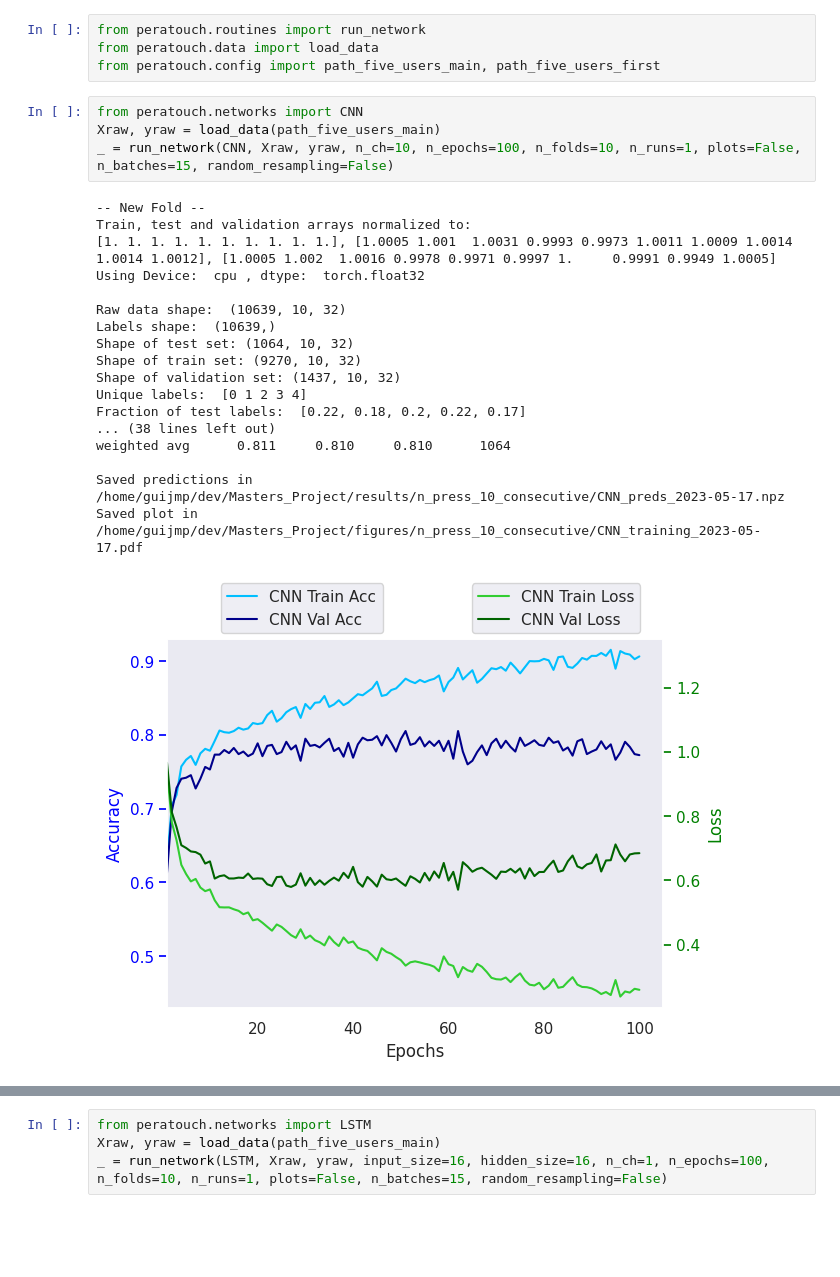
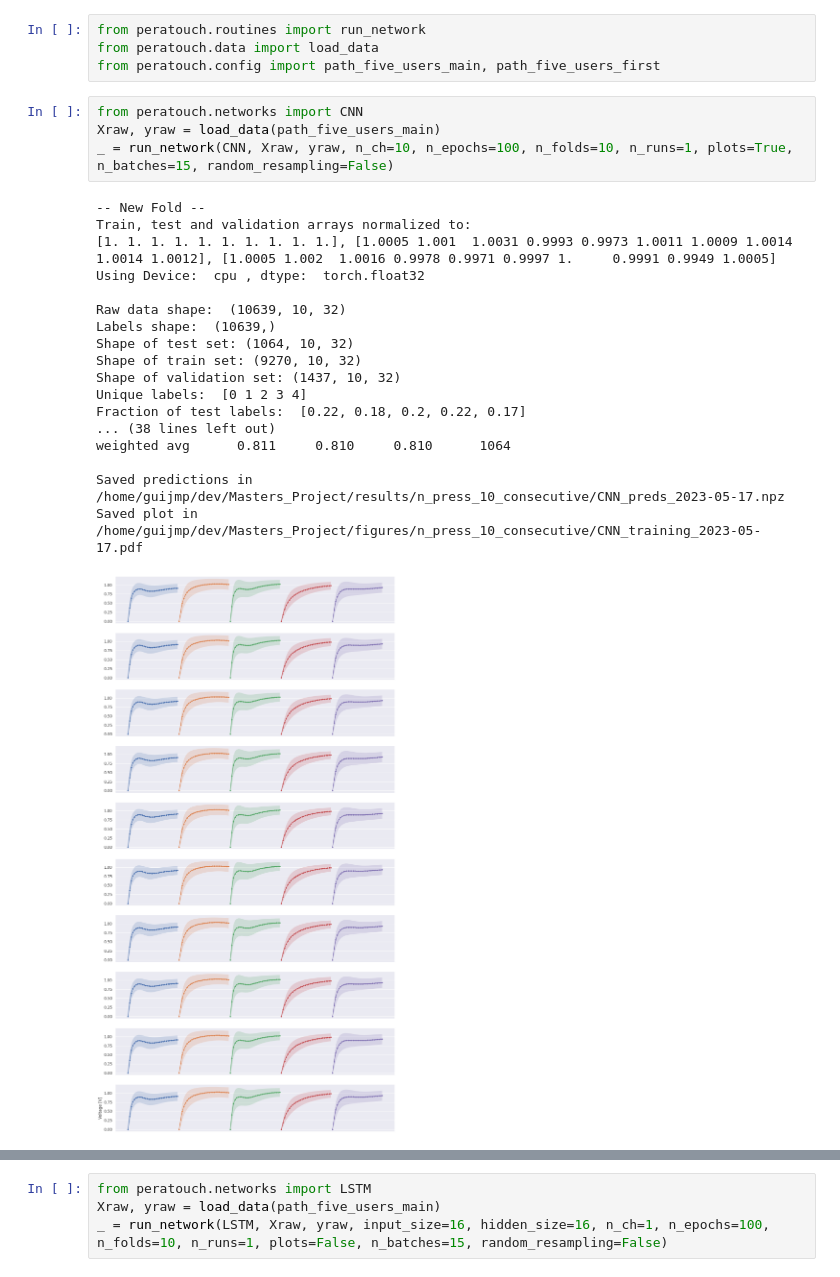
Before and after one commit to GuiMacielPereira/sensor_ML, a Jupyter notebook: notebooks/02_networks.sync.ipynb, the cells around one changed output, grey strips where cells are left out. Cells and saved outputs as stored; diff of their text form; blank space fills up the shorter version.

Commit message:
Ran the final corrected routines, added final figures and data.

```diff
--- a/notebooks/02_networks.sync.ipynb
+++ b/notebooks/02_networks.sync.ipynb
@@ -11,23 +11,23 @@ from peratouch.config import path_five_users_main, path_five_users_first
 # %%
 from peratouch.networks import CNN
 Xraw, yraw = load_data(path_five_users_main)
-_ = run_network(CNN, Xraw, yraw, n_ch=10, n_epochs=100, n_folds=10, n_runs=1, plots=False, n_batches=15, random_resampling=False)
+_ = run_network(CNN, Xraw, yraw, n_ch=10, n_epochs=100, n_folds=10, n_runs=1, plots=True, n_batches=15, random_resampling=False)
 # %% [output]
 -- New Fold --
 Train, test and validation arrays normalized to:
 [1. 1. 1. 1. 1. 1. 1. 1. 1. 1.], [1.0005 1.001  1.0031 0.9993 0.9973 1.0011 1.0009 1.0014 1.0014 1.0012], [1.0005 1.002  1.0016 0.9978 0.9971 0.9997 1.     0.9991 0.9949 1.0005]
 Using Device:  cpu , dtype:  torch.float32
 
 Raw data shape:  (10639, 10, 32)
 Labels shape:  (10639,)
 Shape of test set: (1064, 10, 32)
 Shape of train set: (9270, 10, 32)
 Shape of validation set: (1437, 10, 32)
 Unique labels:  [0 1 2 3 4]
 Fraction of test labels:  [0.22, 0.18, 0.2, 0.22, 0.17]
 ... (38 lines left out)
 weighted avg      0.811     0.810     0.810      1064
 
 Saved predictions in /home/guijmp/dev/Masters_Project/results/n_press_10_consecutive/CNN_preds_2023-05-17.npz
 Saved plot in /home/guijmp/dev/Masters_Project/figures/n_press_10_consecutive/CNN_training_2023-05-17.pdf
-[figure, old version]
+[figure, new version]
```
Also changed, not shown: parts of 1 cell of this notebook, 32 other files.
